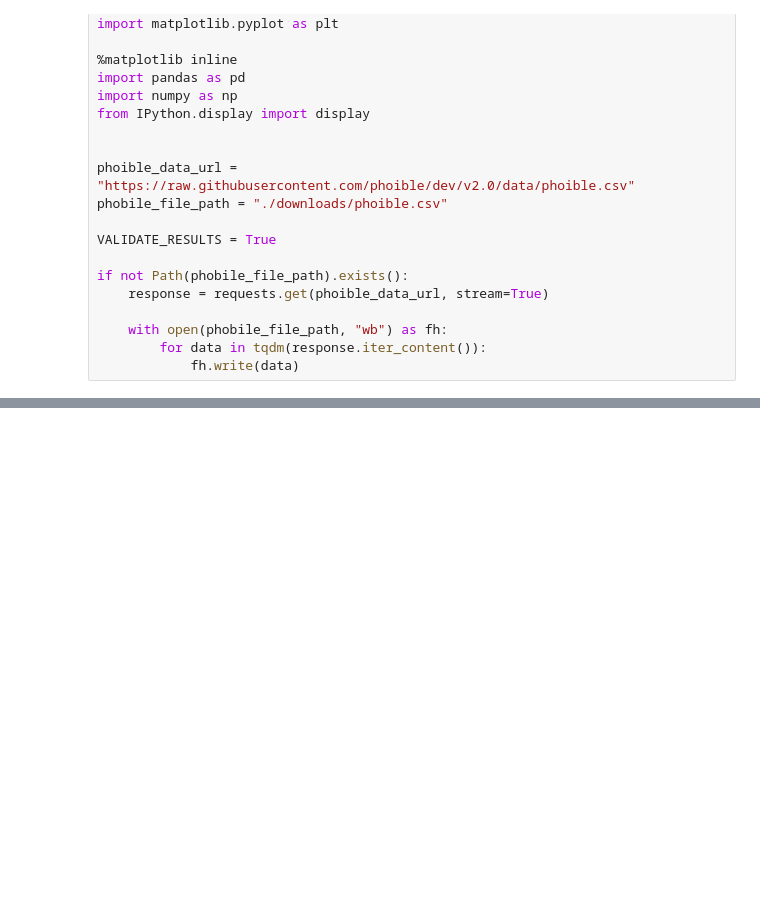
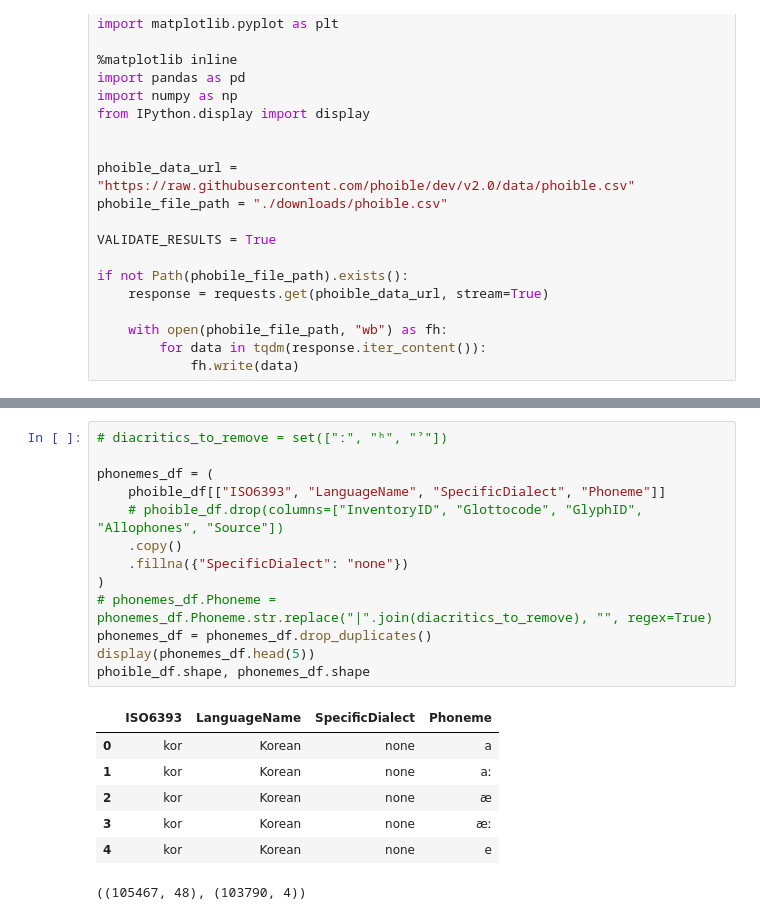
Before and after one commit to Pappa/conlanger, a Jupyter notebook: notebooks/phoneme_data_representation.ipynb, the cells around one changed output, grey strips where cells are left out. Cells and saved outputs as stored; diff of their text form; blank space fills up the shorter version.

```diff
--- a/notebooks/phoneme_data_representation.ipynb
+++ b/notebooks/phoneme_data_representation.ipynb
@@ -105,0 +45,21 @@ phonemes_df[(phonemes_df.long == "+") & ~phonemes_df.Phoneme.str.endswith("ː")]
+# %%
+# diacritics_to_remove = set(["ː", "ʰ", "ˀ"])
+
+phonemes_df = (
+    phoible_df[["ISO6393", "LanguageName", "SpecificDialect", "Phoneme"]]
+    # phoible_df.drop(columns=["InventoryID", "Glottocode", "GlyphID", "Allophones", "Source"])
+    .copy()
+    .fillna({"SpecificDialect": "none"})
+)
+# phonemes_df.Phoneme = phonemes_df.Phoneme.str.replace("|".join(diacritics_to_remove), "", regex=True)
+phonemes_df = phonemes_df.drop_duplicates()
+display(phonemes_df.head(5))
+phoible_df.shape, phonemes_df.shape
+# %% [output]
+|  | ISO6393 | LanguageName | SpecificDialect | Phoneme |
+| 0 | kor | Korean | none | a |
+| 1 | kor | Korean | none | aː |
+| 2 | kor | Korean | none | æ |
+| 3 | kor | Korean | none | æː |
+| 4 | kor | Korean | none | e |
+((105467, 48), (103790, 4))
```
Also changed, not shown: parts of 6 cells of this notebook.
